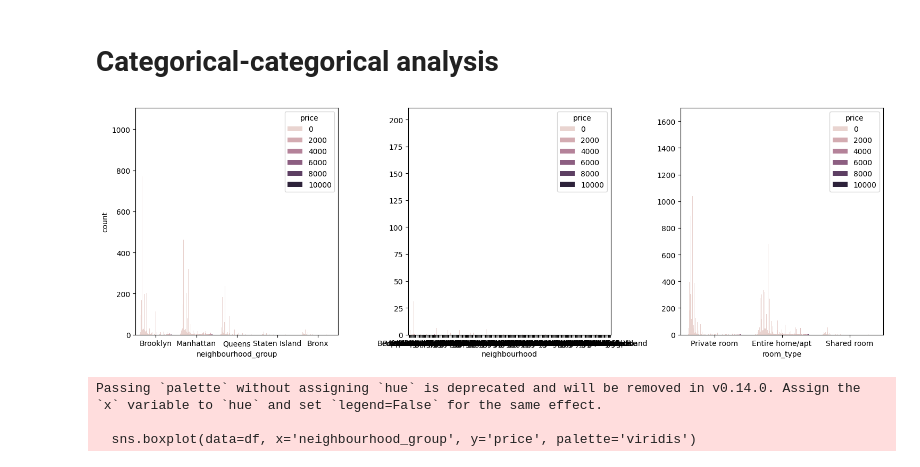
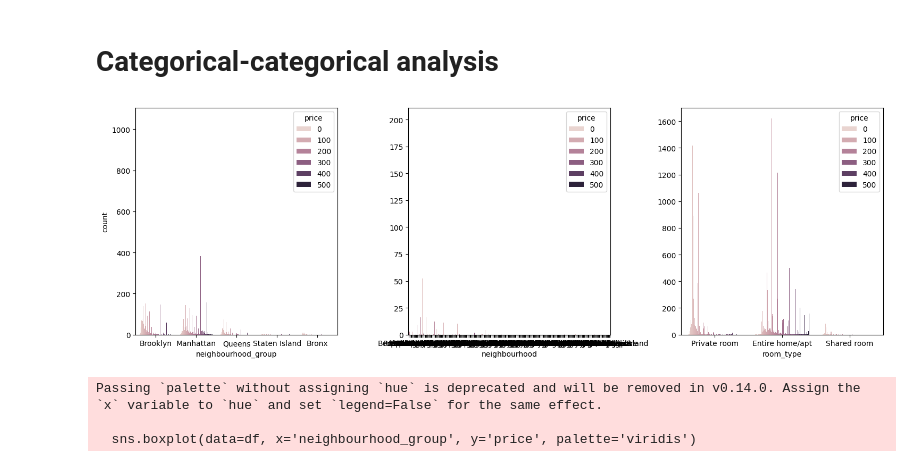
Before and after one commit to 4GeeksAcademy/kiko-bar_Data-Preprocessing-EDA_v2, a Jupyter notebook: src/explore.ipynb, the cells around one changed output. Cells and saved outputs as stored; diff of their text form; code cells hidden in the pictures.

```diff
--- a/src/explore.ipynb
+++ b/src/explore.ipynb
@@ -303,16 +302,16 @@ plt.show()
 # Categorical-categorical analysis
 # %%
 fig, axis = plt.subplots(ncols= 3, figsize = (15, 5))
+df_filtered_price = df[df['price'] <= 500].copy() # Filtering price for better visibility on the charts and made a .copy() to avoid any mistake with original df dataset.
 
-sns.countplot(ax = axis[0], data = df, x = "neighbourhood_group", hue = "price")
-sns.countplot(ax = axis[1], data = df, x = "neighbourhood", hue = "price").set(ylabel = None)
-sns.countplot(ax = axis[2], data = df, x = "room_type", hue = "price").set(ylabel = None)
+sns.countplot(ax = axis[0], data = df_filtered_price, x = "neighbourhood_group", hue = "price")
+sns.countplot(ax = axis[1], data = df_filtered_price, x = "neighbourhood", hue = "price").set(ylabel = None)
+sns.countplot(ax = axis[2], data = df_filtered_price, x = "room_type", hue = "price").set(ylabel = None)
 
 plt.tight_layout()
-
 plt.show()
 # %% [output]
-[figure, old version]
+[figure, new version]
 # %%
 plt.figure(figsize=(12, 8))
 
```
Also changed, not shown: parts of 19 cells of this notebook, 3 other files.
